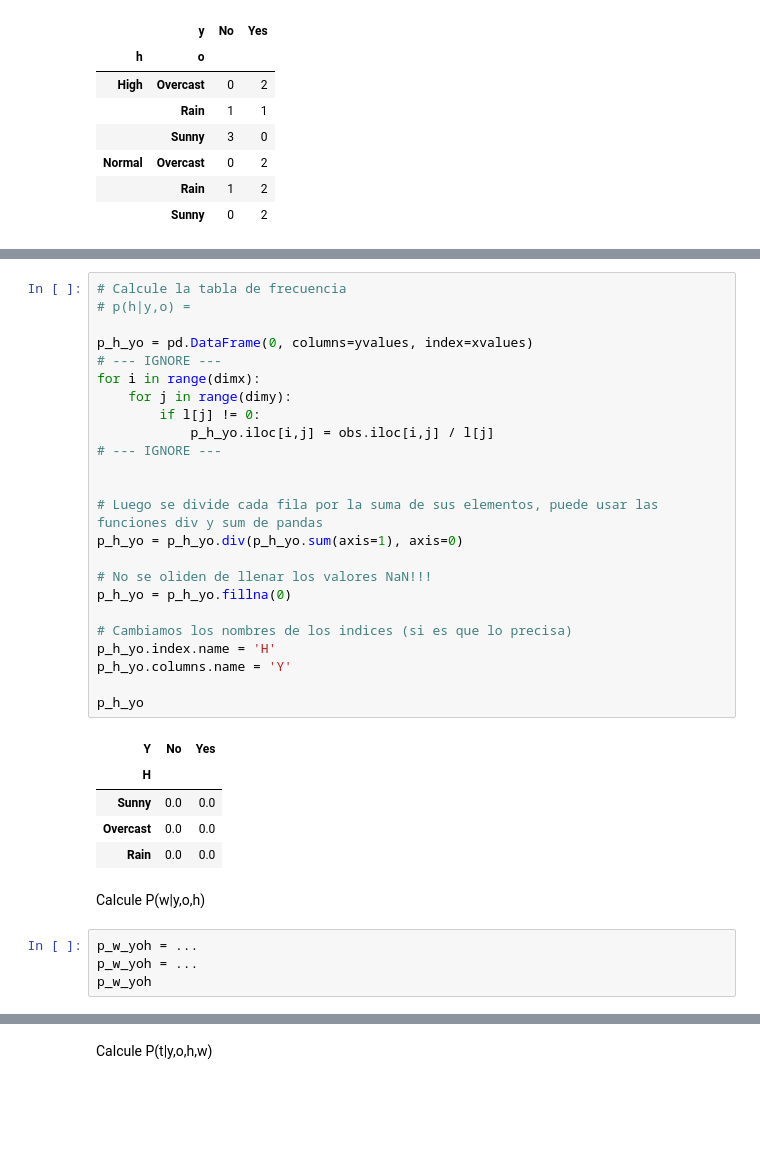
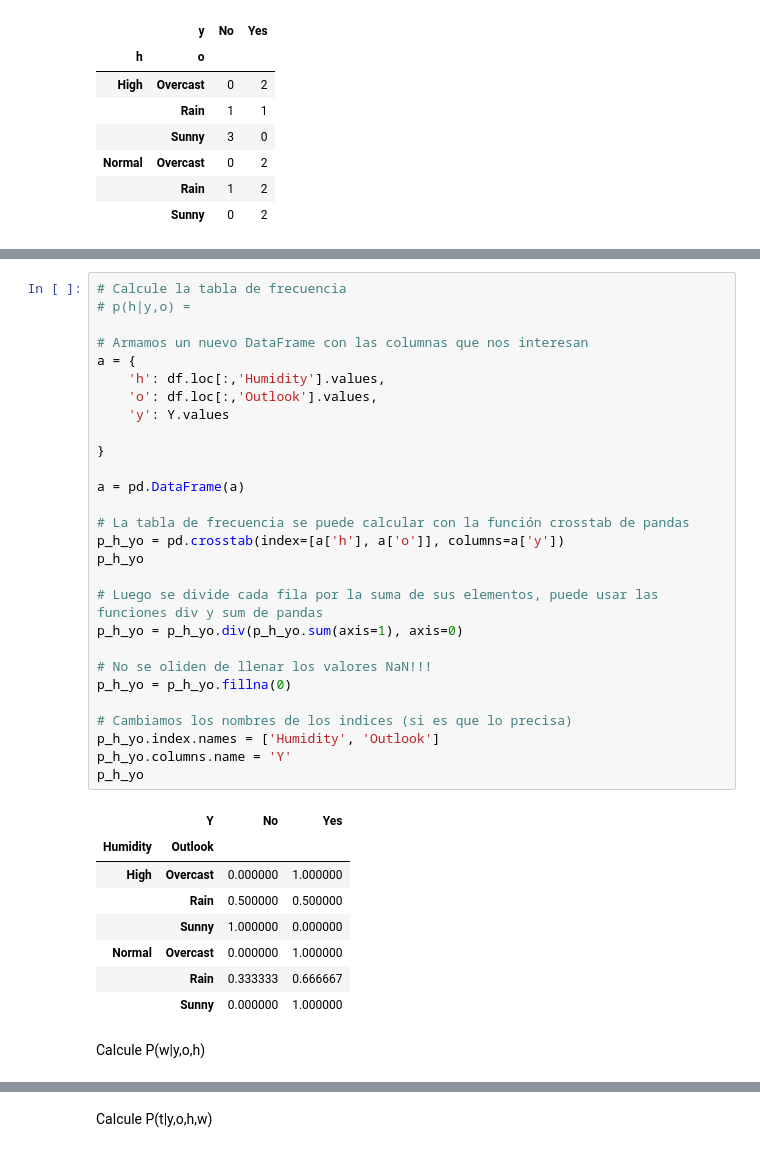
Before and after one commit to bluezombie/iagen-practico01, a Jupyter notebook: Tennis.ipynb, the cells around one changed output, grey strips where cells are left out. Cells and saved outputs as stored; diff of their text form; blank space fills up the shorter version.

Commit message:
Se implementa función que calcula la probailidad conjunta

```diff
--- a/Tennis.ipynb
+++ b/Tennis.ipynb
@@ -366,36 +380,39 @@ res
 # %%
 # Calcule la tabla de frecuencia
 # p(h|y,o) =
 
-p_h_yo = pd.DataFrame(0, columns=yvalues, index=xvalues)
-# --- IGNORE ---
-for i in range(dimx):
-    for j in range(dimy):
-        if l[j] != 0:
-            p_h_yo.iloc[i,j] = obs.iloc[i,j] / l[j]
-# --- IGNORE ---
+# Armamos un nuevo DataFrame con las columnas que nos interesan
+a = {
+    'h': df.loc[:,'Humidity'].values,
+    'o': df.loc[:,'Outlook'].values,
+    'y': Y.values
 
+}
+
+a = pd.DataFrame(a)
+
+# La tabla de frecuencia se puede calcular con la función crosstab de pandas
+p_h_yo = pd.crosstab(index=[a['h'], a['o']], columns=a['y'])
+p_h_yo
 
 # Luego se divide cada fila por la suma de sus elementos, puede usar las funciones div y sum de pandas
 p_h_yo = p_h_yo.div(p_h_yo.sum(axis=1), axis=0)
 
 # No se oliden de llenar los valores NaN!!!
 p_h_yo = p_h_yo.fillna(0)
 
 # Cambiamos los nombres de los indices (si es que lo precisa)
-p_h_yo.index.name = 'H'
+p_h_yo.index.names = ['Humidity', 'Outlook']
 p_h_yo.columns.name = 'Y'
-
 p_h_yo
 # %% [output]
-| Y | No | Yes |
-| H |  |  |
-| Sunny | 0.0 | 0.0 |
-| Overcast | 0.0 | 0.0 |
-| Rain | 0.0 | 0.0 |
+|  | Y | No | Yes |
+| Humidity | Outlook |  |  |
+| High | Overcast | 0.000000 | 1.000000 |
+|  | Rain | 0.500000 | 0.500000 |
+|  | Sunny | 1.000000 | 0.000000 |
+| Normal | Overcast | 0.000000 | 1.000000 |
+|  | Rain | 0.333333 | 0.666667 |
+|  | Sunny | 0.000000 | 1.000000 |
 # %% [markdown]
 Calcule P(w|y,o,h)
-# %%
-p_w_yoh = ...
-p_w_yoh = ...
-p_w_yoh
```
Also changed, not shown: parts of 14 cells of this notebook.
